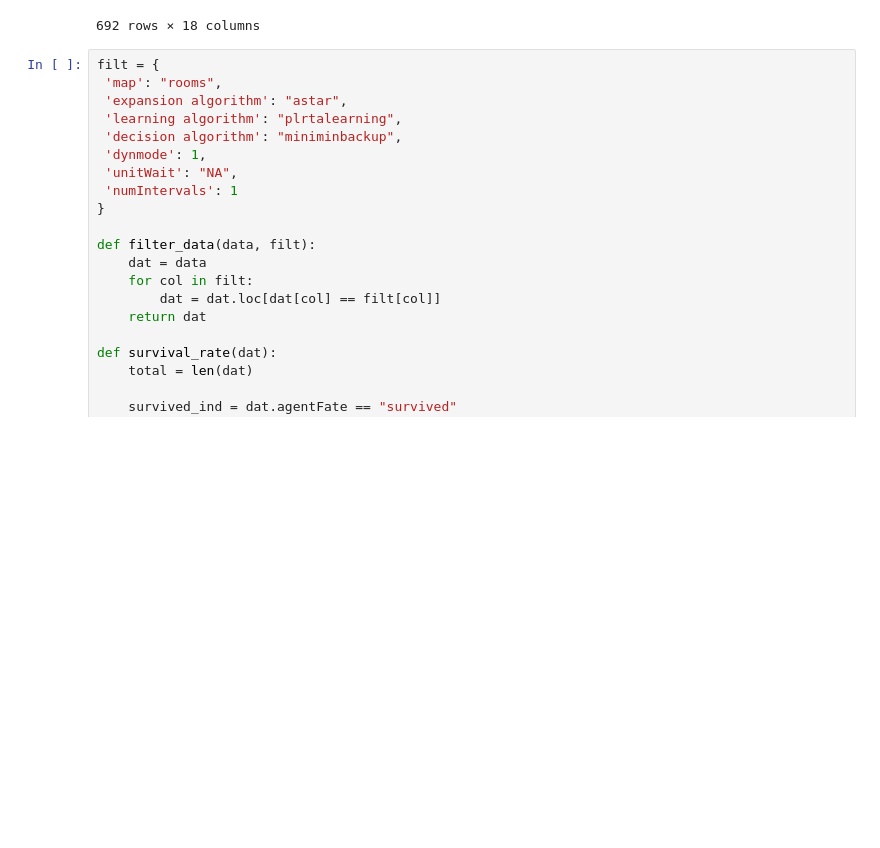
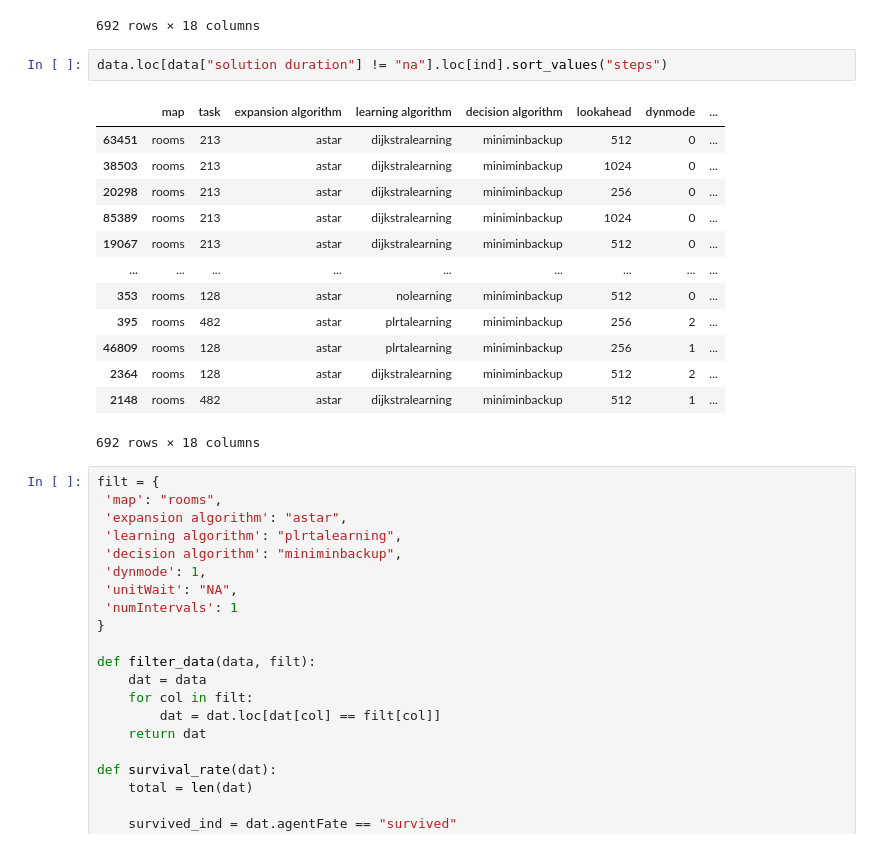
Before and after one commit to gtianyi/SituatedSIPP, a Jupyter notebook: scripts/make plots.ipynb, the cells around one changed output. Drawn from its saved outputs; the diff is of its cells as text; blank space fills up the shorter version.

```diff
--- a/scripts/make plots.ipynb
+++ b/scripts/make plots.ipynb
@@ -72,6 +72,22 @@ data.loc[data["solution duration"] != "na"].loc[ind].sort_values("task")
 | 76730 | rooms | 490 | astar | dijkstralearning | miniminbackup | 1024 | 1 | ... |
 | 9801 | rooms | 496 | astar | dijkstralearning | miniminbackup | 1024 | 0 | ... |
 692 rows × 18 columns
+# %%
+data.loc[data["solution duration"] != "na"].loc[ind].sort_values("steps")
+# %% [output]
+|  | map | task | expansion algorithm | learning algorithm | decision algorithm | lookahead | dynmode | ... |
+| 63451 | rooms | 213 | astar | dijkstralearning | miniminbackup | 512 | 0 | ... |
+| 38503 | rooms | 213 | astar | dijkstralearning | miniminbackup | 1024 | 0 | ... |
+| 20298 | rooms | 213 | astar | dijkstralearning | miniminbackup | 256 | 0 | ... |
+| 85389 | rooms | 213 | astar | dijkstralearning | miniminbackup | 1024 | 0 | ... |
+| 19067 | rooms | 213 | astar | dijkstralearning | miniminbackup | 512 | 0 | ... |
+| ... | ... | ... | ... | ... | ... | ... | ... | ... |
+| 353 | rooms | 128 | astar | nolearning | miniminbackup | 512 | 0 | ... |
+| 395 | rooms | 482 | astar | plrtalearning | miniminbackup | 256 | 2 | ... |
+| 46809 | rooms | 128 | astar | plrtalearning | miniminbackup | 256 | 1 | ... |
+| 2364 | rooms | 128 | astar | dijkstralearning | miniminbackup | 512 | 2 | ... |
+| 2148 | rooms | 482 | astar | dijkstralearning | miniminbackup | 512 | 1 | ... |
+692 rows × 18 columns
 # %%
 filt = {
  'map': "rooms",
```
Also changed, not shown: 1 other file.
